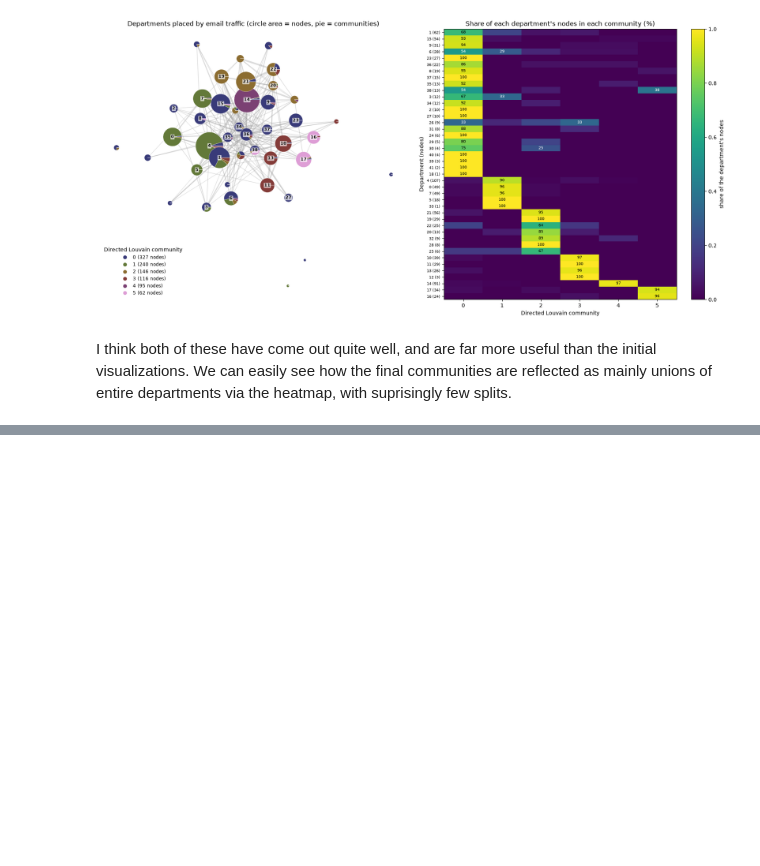
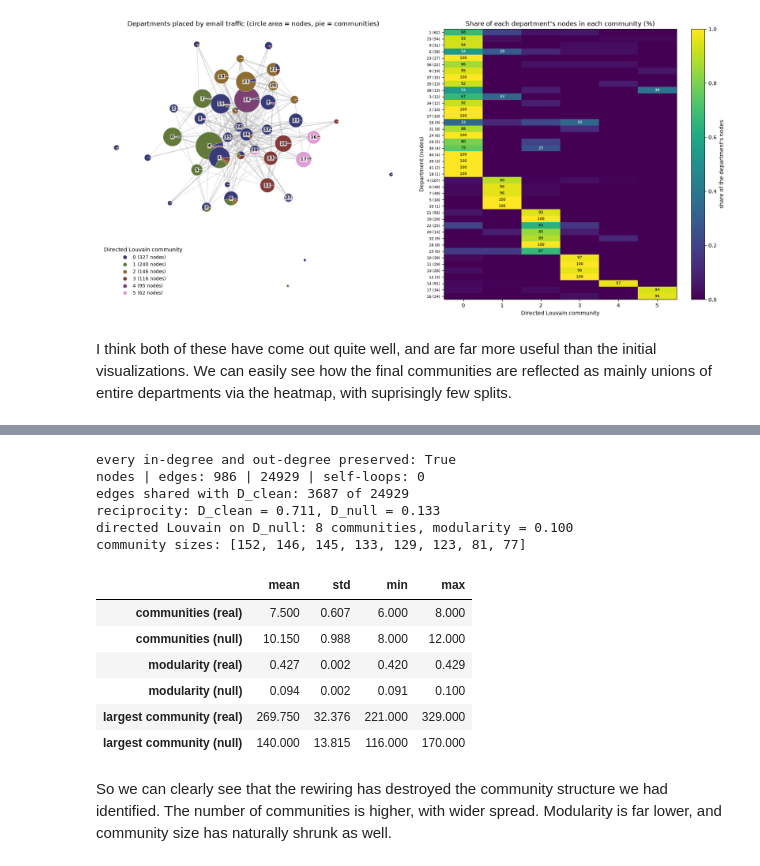
Before and after one commit to 14arjunk/CNET5051_Assignments, a Jupyter notebook: Assignment 2 Files/assignment02_kumar.ipynb, the cells around one changed output, grey strips where cells are left out. Saved outputs shown, nothing was run; the diff lists cells and outputs as text; code cells hidden in the pictures; blank space fills up the shorter version.

```diff
--- a/Assignment 2 Files/assignment02_kumar.ipynb
+++ b/Assignment 2 Files/assignment02_kumar.ipynb
@@ -618,0 +627,47 @@ I think both of these have come out quite well, and are far more useful than the
+# %%
+n_edges = D_clean.number_of_edges()
+# we aim for 5 swaps per edge so the wiring is well mixed
+D_null = D_clean.copy()
+nx.directed_edge_swap(D_null, nswap=5 * n_edges, max_tries=100 * n_edges, seed=10)
+# checks: degrees unchanged, still a simple graph, ratio of the original edges that survived, and reciprocity
+same_degrees = all(D_null.in_degree(n) == D_clean.in_degree(n) and D_null.out_degree(n) == D_clean.out_degree(n) for n in D_clean)
+print("every in-degree and out-degree preserved:", same_degrees)
+print("nodes | edges:", D_null.number_of_nodes(), "|", D_null.number_of_edges(), "| self-loops:", nx.number_of_selfloops(D_null))
+print(f"edges shared with D_clean: {len(set(D_null.edges()) & set(D_clean.edges()))} of {n_edges}")
+print(f"reciprocity: D_clean = {nx.reciprocity(D_clean):.3f}, D_null = {nx.reciprocity(D_null):.3f}")
+
+# same directed Louvain run as before (same seed), stored as {node_id: community_id} as required by the question
+comms_null = sorted(nx.community.louvain_communities(D_null, seed=10), key=len, reverse=True)
+partition_null = to_partition(comms_null)
+print(f"directed Louvain on D_null: {len(comms_null)} communities, modularity = {nx.community.modularity(D_null, comms_null):.3f}")
+print("community sizes:", [len(c) for c in comms_null])
+# %% [output]
+every in-degree and out-degree preserved: True
+nodes | edges: 986 | 24929 | self-loops: 0
+edges shared with D_clean: 3687 of 24929
+reciprocity: D_clean = 0.711, D_null = 0.133
+directed Louvain on D_null: 8 communities, modularity = 0.100
+community sizes: [152, 146, 145, 133, 129, 123, 81, 77]
+# %%
+# one randomization is again only a single representation, so repeat with 20 independent nulls (swap seed and louvain seed both = s)
+# and compare with directed Louvain on the real D_clean over the same 20 louvain seeds
+rows = []
+for s in range(20):
+    D_s = D_clean.copy()
+    nx.directed_edge_swap(D_s, nswap=5 * n_edges, max_tries=100 * n_edges, seed=s)
+    c_null = nx.community.louvain_communities(D_s, seed=s)
+    c_real = nx.community.louvain_communities(D_clean, seed=s)
+    rows.append({"communities (real)": len(c_real), "communities (null)": len(c_null),
+                 "modularity (real)": nx.community.modularity(D_clean, c_real), "modularity (null)": nx.community.modularity(D_s, c_null),
+                 "largest community (real)": max(len(c) for c in c_real), "largest community (null)": max(len(c) for c in c_null)})
+pd.DataFrame(rows).agg(["mean", "std", "min", "max"]).T.round(3)
+# %% [output]
+|  | mean | std | min | max |
+| communities (real) | 7.500 | 0.607 | 6.000 | 8.000 |
+| communities (null) | 10.150 | 0.988 | 8.000 | 12.000 |
+| modularity (real) | 0.427 | 0.002 | 0.420 | 0.429 |
+| modularity (null) | 0.094 | 0.002 | 0.091 | 0.100 |
+| largest community (real) | 269.750 | 32.376 | 221.000 | 329.000 |
+| largest community (null) | 140.000 | 13.815 | 116.000 | 170.000 |
+# %% [markdown]
+So we can clearly see that the rewiring has destroyed the community structure we had identified. The number of communities is higher, with wider spread. Modularity is far lower, and community size has naturally shrunk as well.
```
Also changed, not shown: parts of 2 cells of this notebook.
